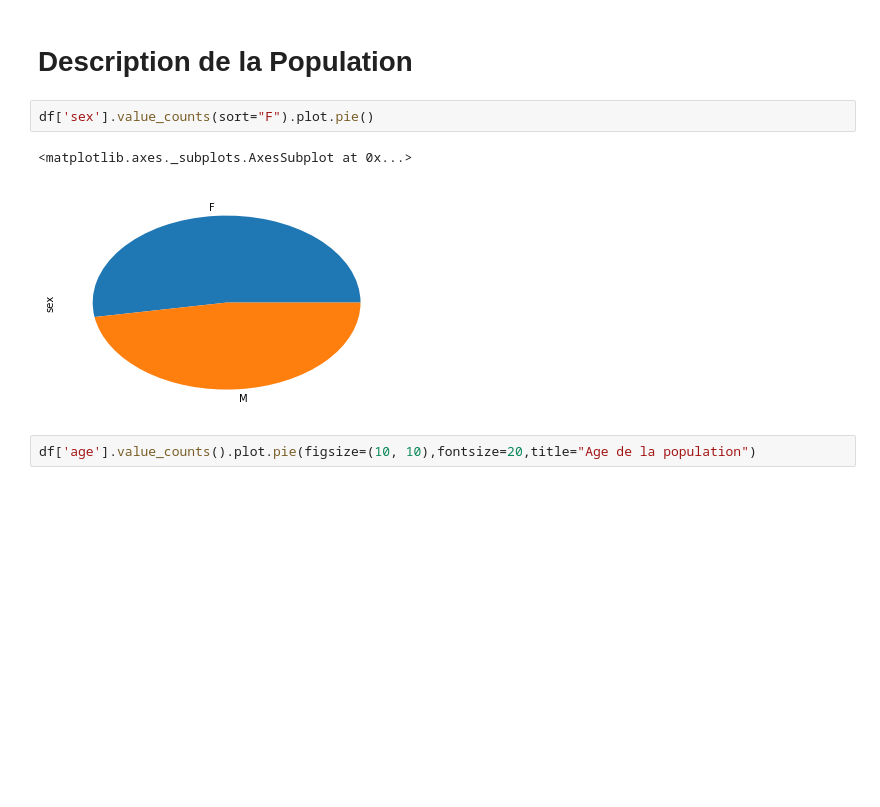
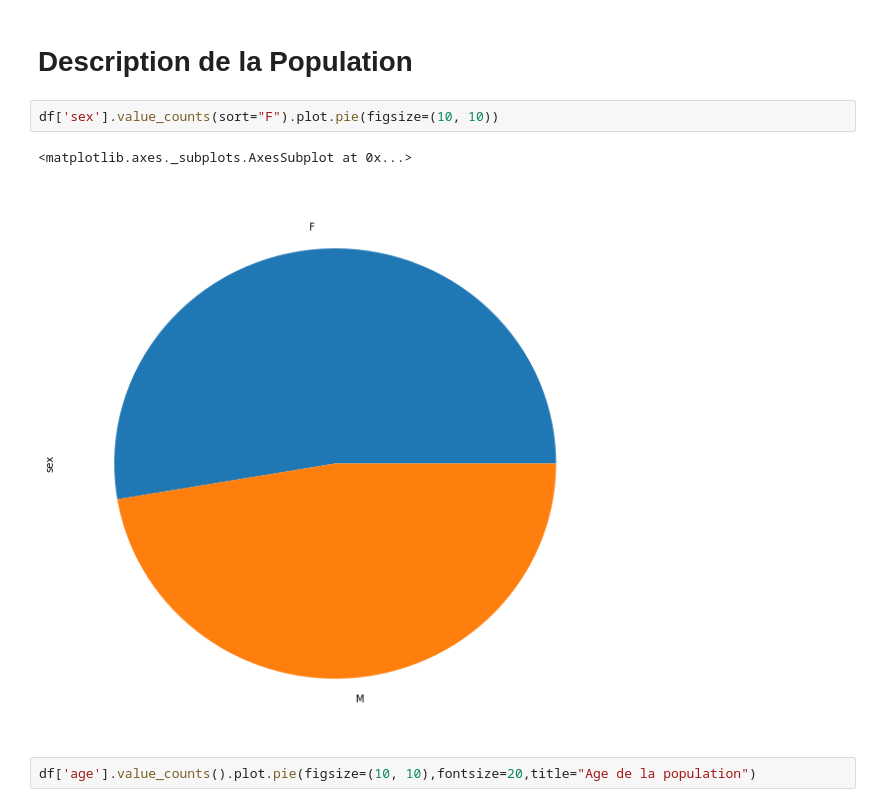
Before and after one commit to darcelvictor/dataViz, a Jupyter notebook: Untitled1.ipynb, the cells around one changed output. Saved outputs shown, nothing was run; the diff lists cells and outputs as text; blank space fills up the shorter version.

```diff
--- a/Untitled1.ipynb
+++ b/Untitled1.ipynb
@@ -71,10 +72,10 @@ dtype: int64
 # %% [markdown]
 # Description de la Population
 # %%
-df['sex'].value_counts(sort="F").plot.pie()
+df['sex'].value_counts(sort="F").plot.pie(figsize=(10, 10))
 # %% [output]
 <matplotlib.axes._subplots.AxesSubplot at 0x...>
-[figure, old version]
+[figure, new version]
 # %%
 df['age'].value_counts().plot.pie(figsize=(10, 10),fontsize=20,title="Age de la population")
 # %% [output]
```
Also changed, not shown: parts of 6 cells of this notebook.
